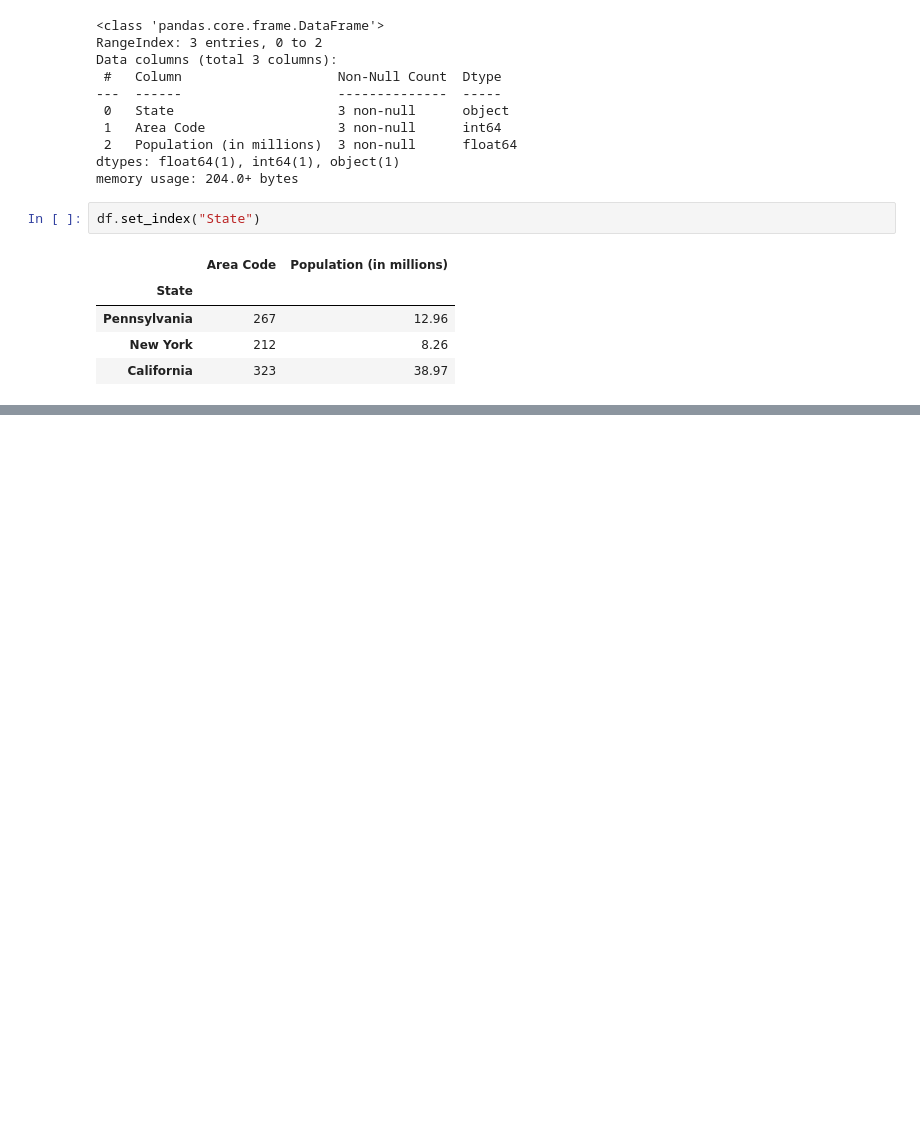
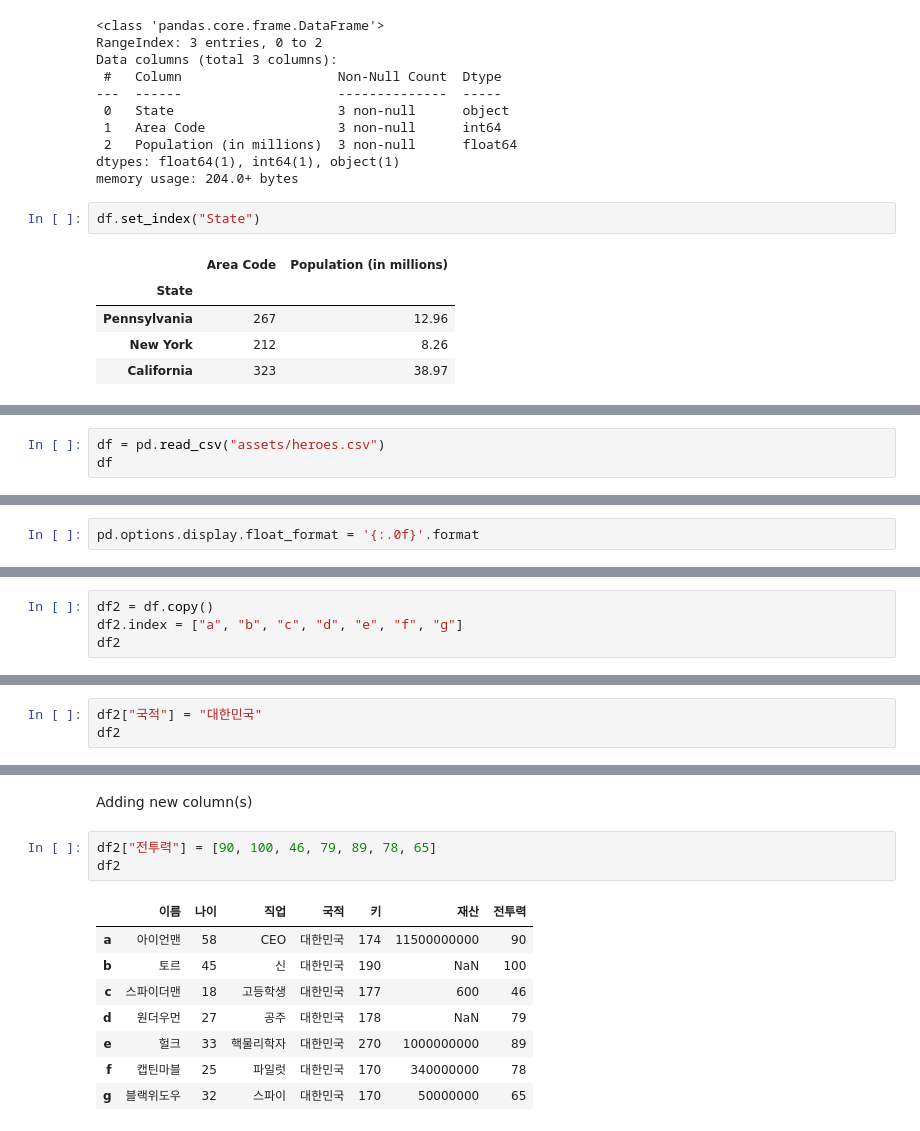
Before and after one commit to BrianK64/Microsoft_AI_School, a Jupyter notebook: DataScience_Tutorial/Python_Pandas.ipynb, the cells around one changed output, grey strips where cells are left out. Cells and saved outputs as stored; diff of their text form; blank space fills up the shorter version.

```diff
--- a/DataScience_Tutorial/Python_Pandas.ipynb
+++ b/DataScience_Tutorial/Python_Pandas.ipynb
@@ -129,0 +132,3 @@ df.set_index("State")
+# %%
+df = pd.read_csv("assets/heroes.csv")
+df
@@ -129,0 +144,2 @@ df.set_index("State")
+# %%
+pd.options.display.float_format = '{:.0f}'.format
@@ -129,0 +297,4 @@ df.set_index("State")
+# %%
+df2 = df.copy()
+df2.index = ["a", "b", "c", "d", "e", "f", "g"]
+df2
@@ -129,0 +459,3 @@ df.set_index("State")
+# %%
+df2["국적"] = "대한민국"
+df2
@@ -129,0 +471,14 @@ df.set_index("State")
+# %% [markdown]
+Adding new column(s)
+# %%
+df2["전투력"] = [90, 100, 46, 79, 89, 78, 65]
+df2
+# %% [output]
+|  | 이름 | 나이 | 직업 | 국적 | 키 | 재산 | 전투력 |
+| a | 아이언맨 | 58 | CEO | 대한민국 | 174 | 11500000000 | 90 |
+| b | 토르 | 45 | 신 | 대한민국 | 190 | NaN | 100 |
+| c | 스파이더맨 | 18 | 고등학생 | 대한민국 | 177 | 600 | 46 |
+| d | 원더우먼 | 27 | 공주 | 대한민국 | 178 | NaN | 79 |
+| e | 헐크 | 33 | 핵물리학자 | 대한민국 | 270 | 1000000000 | 89 |
+| f | 캡틴마블 | 25 | 파일럿 | 대한민국 | 170 | 340000000 | 78 |
+| g | 블랙위도우 | 32 | 스파이 | 대한민국 | 170 | 50000000 | 65 |
```
Also changed, not shown: parts of 52 cells of this notebook.
